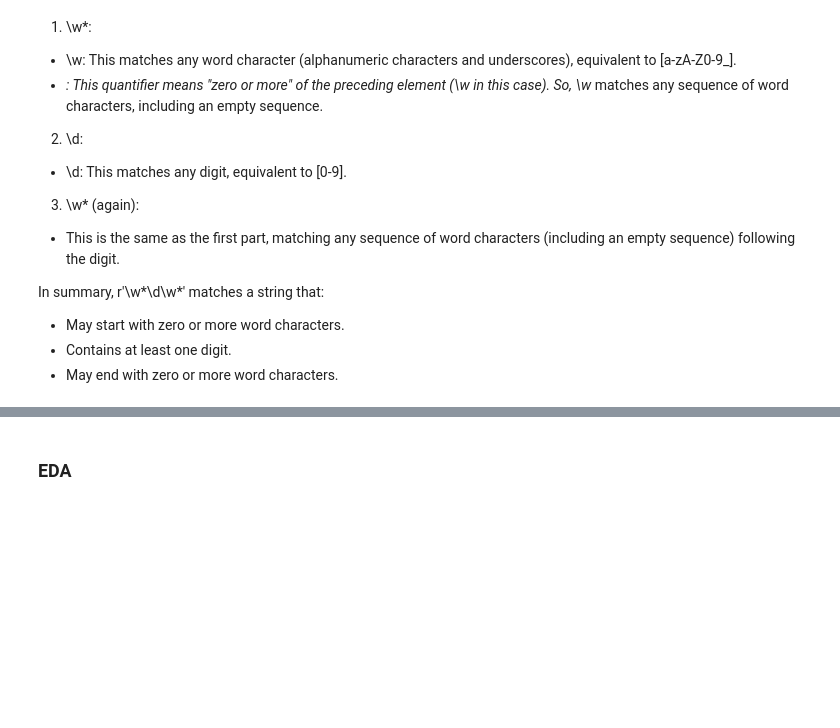
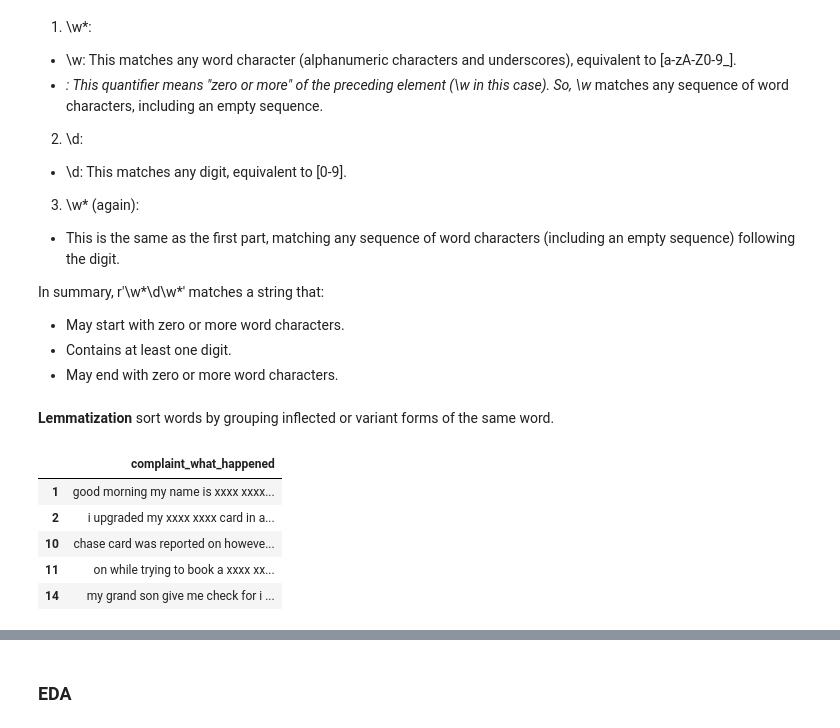
Before and after one commit to ShawnLiu119/NLP_Bank_Complaint_Classification, a Jupyter notebook: CustomerComplaint_Classification_NLP.ipynb, the cells around one changed output, grey strips where cells are left out. Cells and saved outputs as stored; diff of their text form; code cells hidden in the pictures; blank space fills up the shorter version.

```diff
--- a/CustomerComplaint_Classification_NLP.ipynb
+++ b/CustomerComplaint_Classification_NLP.ipynb
@@ -203,6 +203,9 @@ In summary, r'\w*\d\w*' matches a string that:
 - May start with zero or more word characters.
 - Contains at least one digit.
 - May end with zero or more word characters.
+# %% [markdown]
+**Lemmatization**
+sort words by grouping inflected or variant forms of the same word.
 # %%
 #Function to Lemmatize the texts
 def lemmatizer(text):
@@ -213,0 +217,9 @@ def lemmatizer(text):
+# %%
+df_clean.head()
+# %% [output]
+|  | complaint_what_happened |
+| 1 | good morning my name is xxxx xxxx... |
+| 2 | i upgraded my xxxx xxxx card in a... |
+| 10 | chase card was reported on howeve... |
+| 11 | on while trying to book a xxxx xx... |
+| 14 | my grand son give me check for i ... |
```
Also changed, not shown: parts of 8 cells of this notebook.
